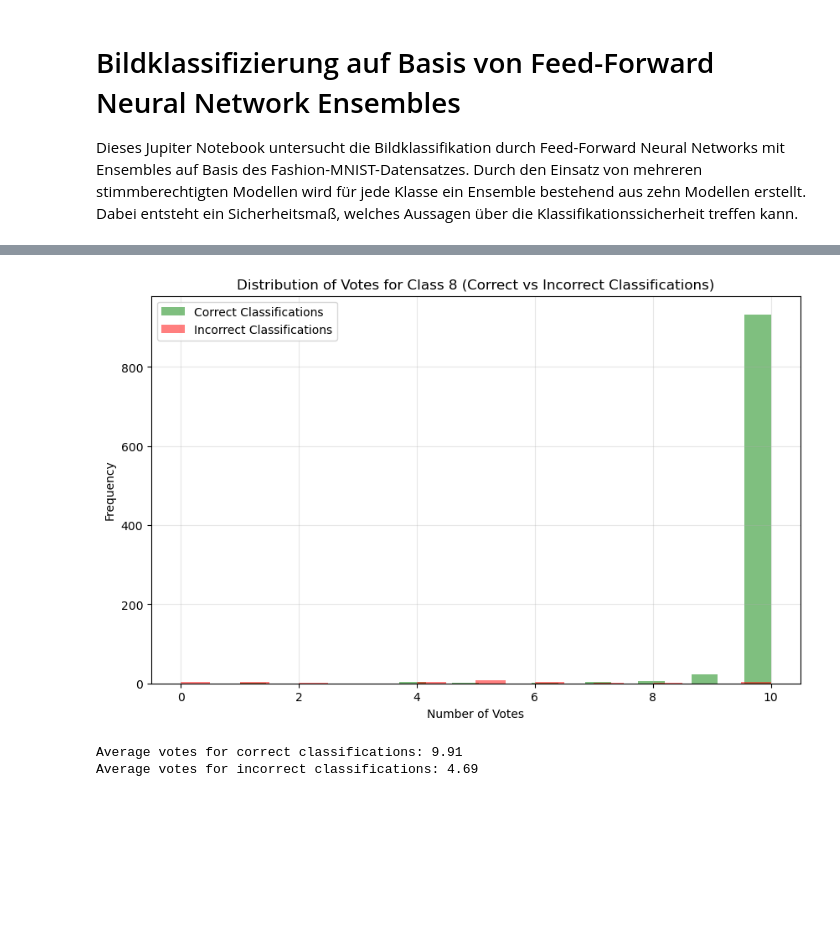
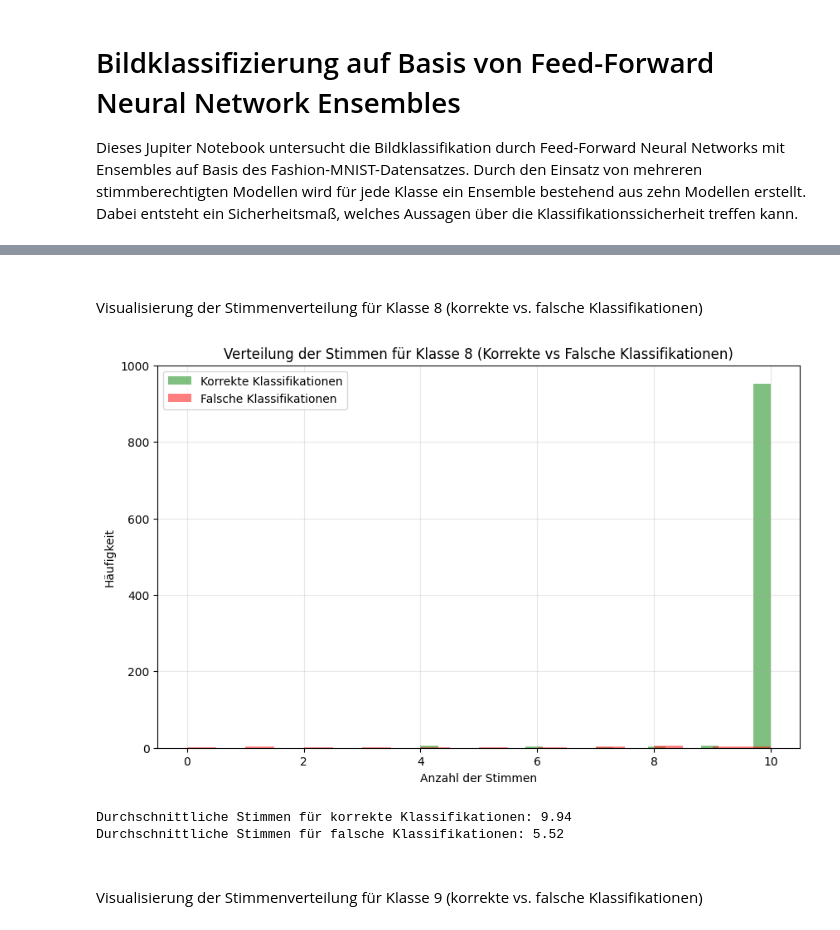
Before and after one commit to ArmannGr/fnn-zalando, a Jupyter notebook: fnn-zalando-final.ipynb, the cells around one changed output, grey strips where cells are left out. Drawn from its saved outputs; the diff is of its cells as text; code cells hidden in the pictures; blank space fills up the shorter version.

```diff
--- a/fnn-zalando-final.ipynb
+++ b/fnn-zalando-final.ipynb
@@ -123,13 +138,9 @@ with open("./data/fashion-mnist_test.csv", 'r') as test_data_file:
 # %%
-# Initialize lists to store performance metrics
 scorecard = []
-test_confidences = []
 
 # Go through all the records in the test data set
 for record in test_data_list:
     all_values = record.split(',')
-    if len(all_values) != 785:  # Skip invalid records
-        continue
 
     # Correct answer is first value
     correct_label = int(all_values[0])
@@ -147,20 +158,13 @@ for record in test_data_list:
         prediction = max(set(ensemble_predictions), key=ensemble_predictions.count)
         # Calculate confidence (number of votes for the prediction / total votes)
         confidence = ensemble_predictions.count(prediction) / len(ensemble_predictions)
-        test_confidences.append(confidence)
-
         # Append 1 to scorecard for correct prediction, 0 for incorrect
         scorecard.append(1 if prediction == correct_label else 0)
     else:
         # Handle the case when no predictions were made
-        test_confidences.append(0.0)  # Record zero confidence
         scorecard.append(0)  # Count as incorrect prediction
 
 # Calculate the performance score
 score = sum(scorecard) / len(scorecard)
 print(f'Performance = {score}')
-
-# Calculate average confidence
-avg_confidence = sum(test_confidences) / len(test_confidences)
-print(f'Average confidence = {avg_confidence:.4f}')
 # %% [output]
@@ -169,13 +175,9 @@ Average confidence = 0.9477
 # %%
-# Initialize lists to store vote counts
 train_vote_counts = []
 test_vote_counts = []
 
-# Analyze training data
 for record in training_data_list:
     all_values = record.split(',')
-    if len(all_values) != 785:  # Ungültige Datensätze überspringen
-        continue
 
     correct_label = int(all_values[0])
     inputs = (numpy.asarray(all_values[1:], dtype=float) / 255.0 * 0.99) + 0.01
@@ -194,11 +196,8 @@ for record in training_data_list:
     else:
         train_vote_counts.append(0)  # Null Stimmen hinzufügen, wenn keine Vorhersagen gemacht wurden
 
-# Analyze test data
 for record in test_data_list:
     all_values = record.split(',')
-    if len(all_values) != 785:  # Ungültige Datensätze überspringen
-        continue
 
     correct_label = int(all_values[0])
     inputs = (numpy.asarray(all_values[1:], dtype=float) / 255.0 * 0.99) + 0.01
@@ -549,40 +551,43 @@ Average votes for incorrect classifications: 8.26
+# %% [markdown]
+#
+Visualisierung der Stimmenverteilung für Klasse 8 (korrekte vs. falsche Klassifikationen)
 # %%
-# Collect votes for class 8
+# Stimmen für Klasse 8 sammeln
 correct_votes_8 = []
 incorrect_votes_8 = []
 
-# Go through all test data
+# Alle Testdaten durchgehen
 for record, votes, score in zip(test_data_list, test_vote_counts, scorecard):
     all_values = record.split(',')
-    if len(all_values) != 785:  # Skip invalid records
-        continue
-
     correct_label = int(all_values[0])
 
-    # Only consider class 8
+    # Nur Klasse 8 berücksichtigen
     if correct_label == 8:
-        if score == 1:  # Correct classification
+        if score == 1:  # Korrekte Klassifikation
             correct_votes_8.append(votes)
-        else:  # Incorrect classification
+        else:  # Falsche Klassifikation
             incorrect_votes_8.append(votes)
 
-# Create plot
+# Diagramm erstellen
 plt.figure(figsize=(10, 6))
-plt.hist(correct_votes_8, bins=20, alpha=0.5, label='Correct Classifications', color='green')
-plt.hist(incorrect_votes_8, bins=20, alpha=0.5, label='Incorrect Classifications', color='red')
+plt.hist(correct_votes_8, bins=20, alpha=0.5, label='Korrekte Klassifikationen', color='green')
+plt.hist(incorrect_votes_8, bins=20, alpha=0.5, label='Falsche Klassifikationen', color='red')
 
-plt.xlabel('Number of Votes')
-plt.ylabel('Frequency')
-plt.title('Distribution of Votes for Class 8 (Correct vs Incorrect Classifications)')
+plt.xlabel('Anzahl der Stimmen')
+plt.ylabel('Häufigkeit')
+plt.title('Verteilung der Stimmen für Klasse 8 (Korrekte vs Falsche Klassifikationen)')
 plt.legend()
 plt.grid(True, alpha=0.3)
 plt.show()
 
-# Print statistics
-print(f'Average votes for correct classifications: {numpy.mean(correct_votes_8):.2f}')
-print(f'Average votes for incorrect classifications: {numpy.mean(incorrect_votes_8):.2f}')
+# Statistiken ausgeben
+print(f'Durchschnittliche Stimmen für korrekte Klassifikationen: {numpy.mean(correct_votes_8):.2f}')
+print(f'Durchschnittliche Stimmen für falsche Klassifikationen: {numpy.mean(incorrect_votes_8):.2f}')
 # %% [output]
-[figure, old version]
+[figure, new version]
-Average votes for correct classifications: 9.91
-Average votes for incorrect classifications: 4.69
+Durchschnittliche Stimmen für korrekte Klassifikationen: 9.94
+Durchschnittliche Stimmen für falsche Klassifikationen: 5.52
+# %% [markdown]
+#
+Visualisierung der Stimmenverteilung für Klasse 9 (korrekte vs. falsche Klassifikationen)
 # %%
```
Also changed, not shown: parts of 41 cells of this notebook.
